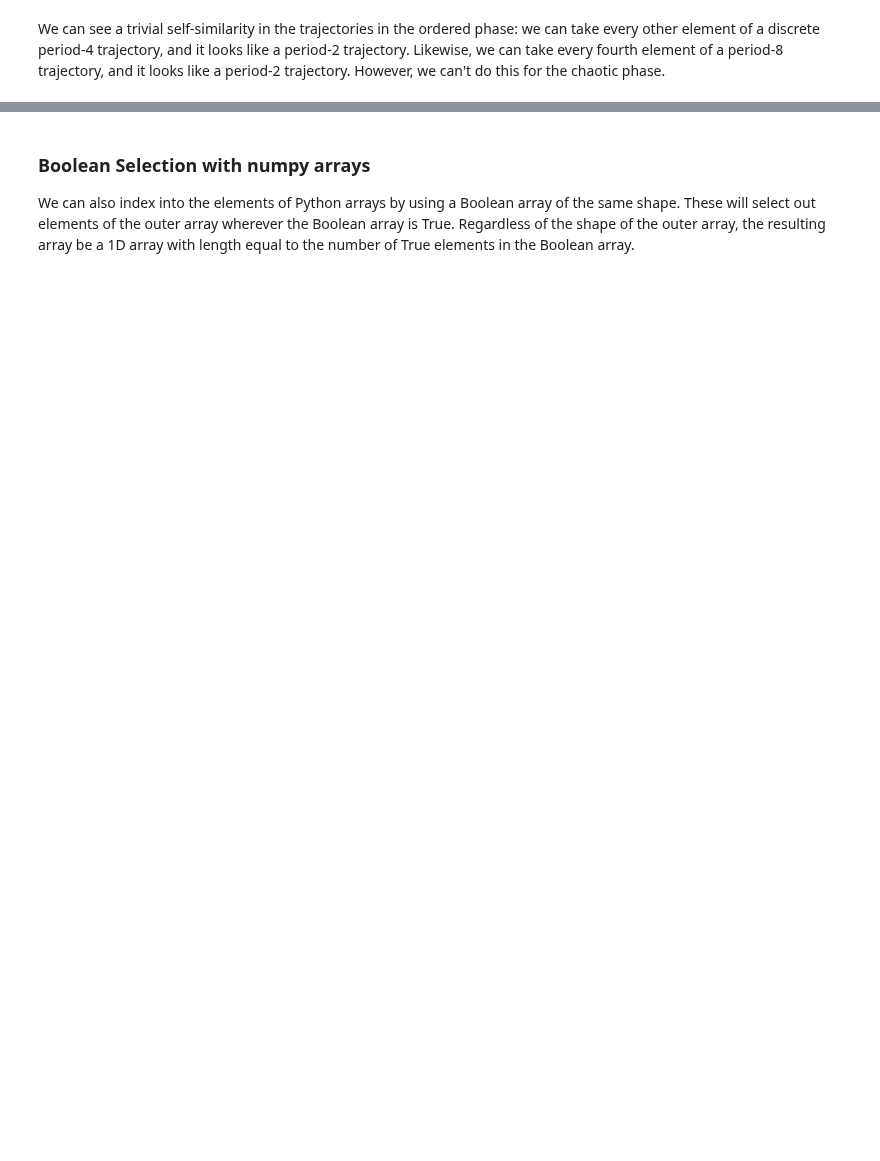
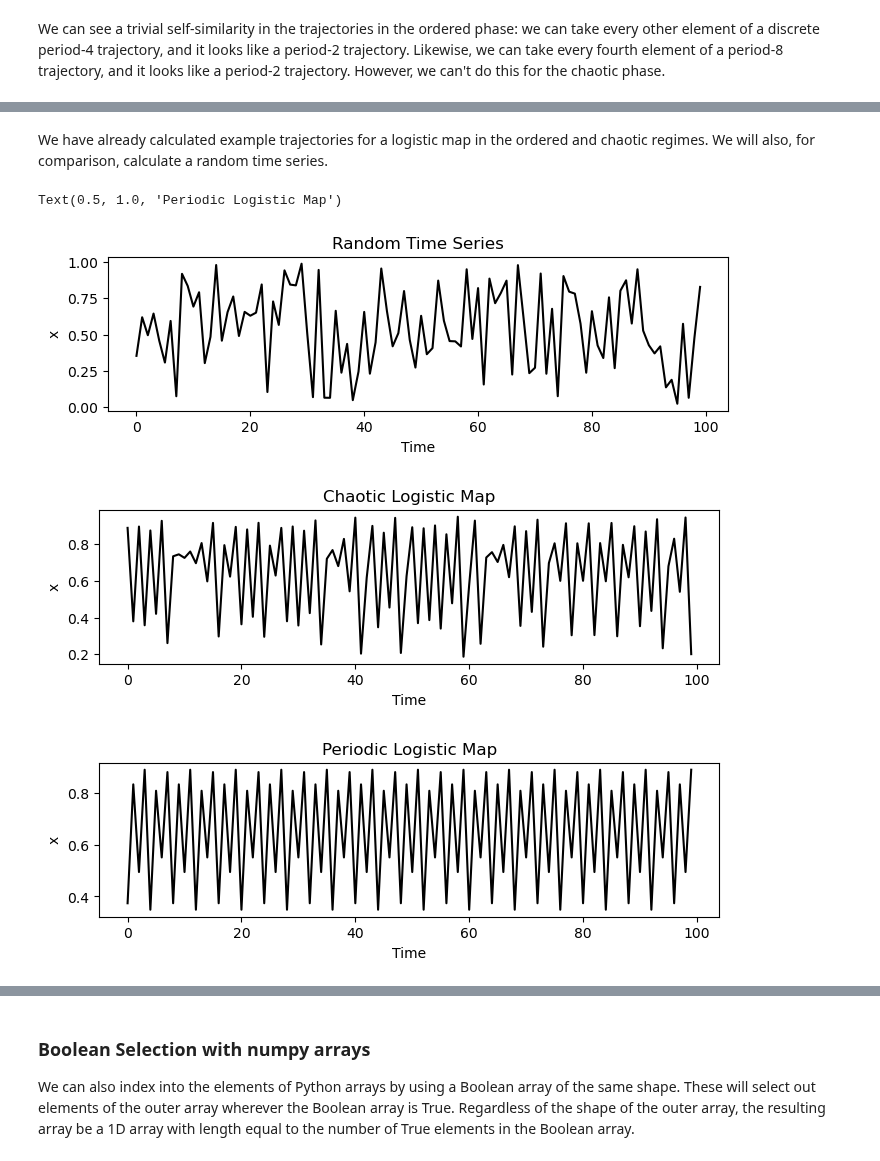
Before and after one commit to williamgilpin/cphy, a Jupyter notebook: talks/vectorization_mandelbrot.ipynb, the cells around one changed output, grey strips where cells are left out. Saved outputs shown, nothing was run; the diff lists cells and outputs as text; code cells hidden in the pictures; blank space fills up the shorter version.

```diff
--- a/talks/vectorization_mandelbrot.ipynb
+++ b/talks/vectorization_mandelbrot.ipynb
@@ -338,0 +354,27 @@ We can see a trivial self-similarity in the trajectories in the ordered phase: w
+# %% [markdown]
+We have already calculated example trajectories for a logistic map in the ordered and chaotic regimes. We will also, for comparison, calculate a random time series.
+# %%
+traj_noise = np.random.uniform(0, 1, 100)
+
+plt.figure(figsize=(8, 2))
+plt.plot(traj_noise, 'k')
+plt.xlabel('Time')
+plt.ylabel('x')
+plt.title('Random Time Series')
+
+plt.figure(figsize=(8, 2))
+plt.plot(traj_inf, 'k')
+plt.xlabel('Time')
+plt.ylabel('x')
+plt.title('Chaotic Logistic Map')
+
+plt.figure(figsize=(8, 2))
+plt.plot(traj8, 'k')
+plt.xlabel('Time')
+plt.ylabel('x')
+plt.title('Periodic Logistic Map')
+# %% [output]
+Text(0.5, 1.0, 'Periodic Logistic Map')
+[figure, added]
+[figure, added]
+[figure, added]
```
Also changed, not shown: parts of 22 cells of this notebook, 4 other files.
